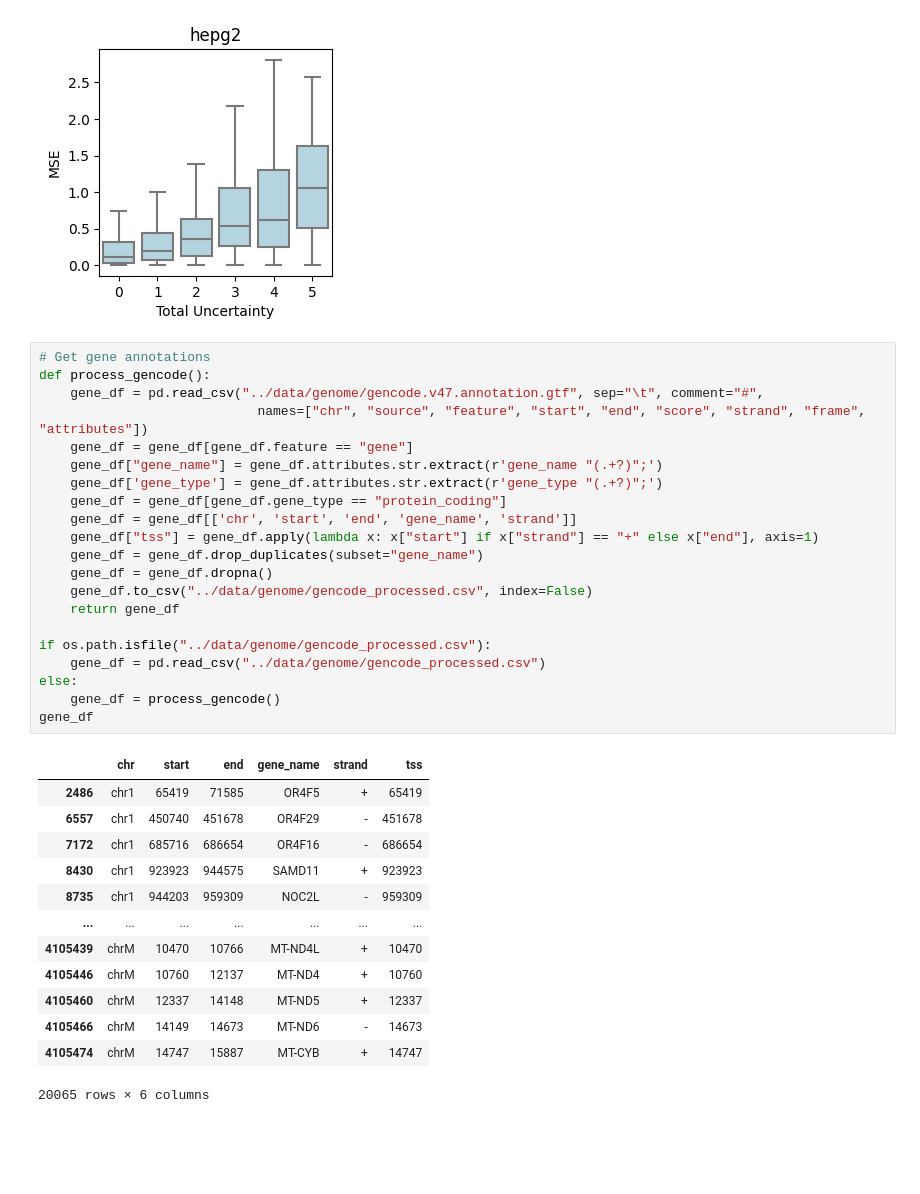
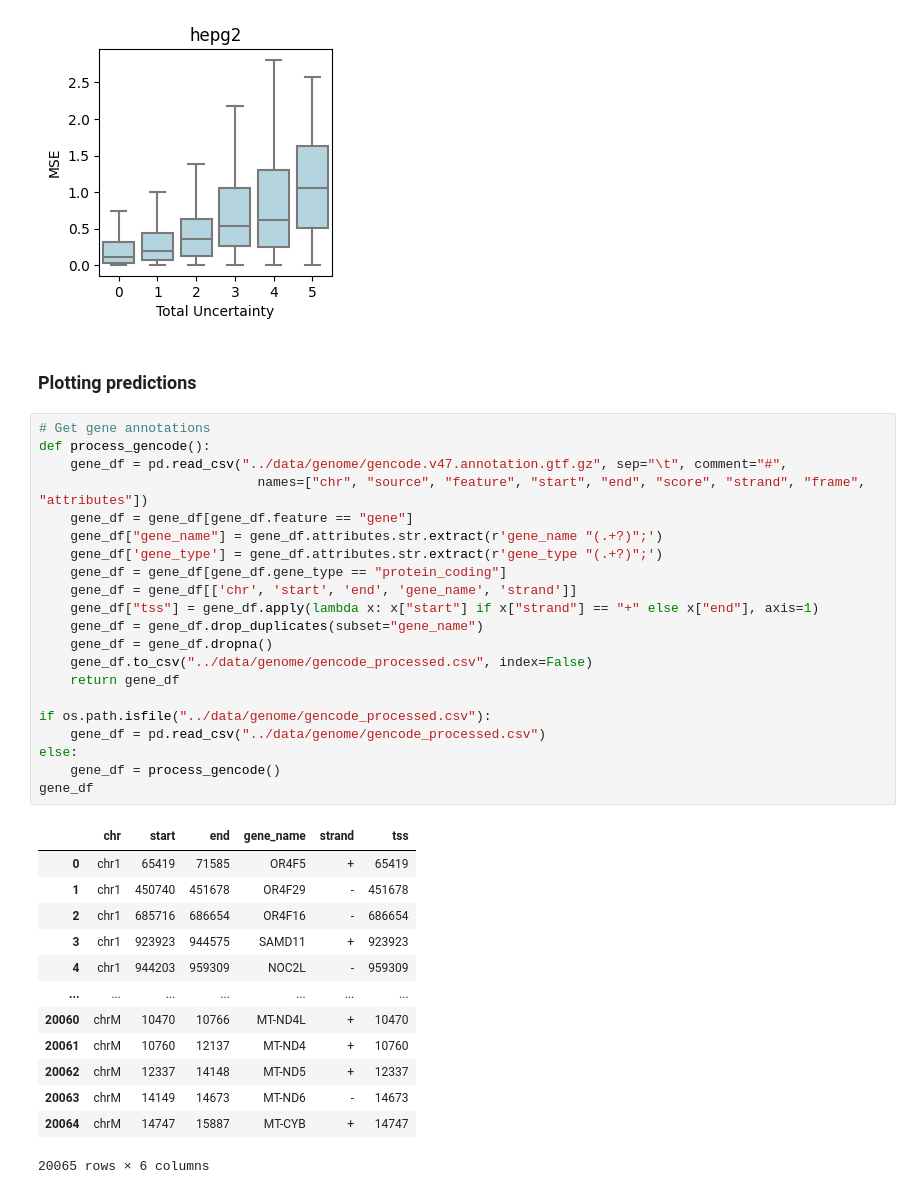
Before and after one commit to BoevaLab/UniversalEPI, a Jupyter notebook: Stage2/plot_scores.ipynb, the cells around one changed output. Cells and saved outputs as stored; diff of their text form; blank space fills up the shorter version.

```diff
--- a/Stage2/plot_scores.ipynb
+++ b/Stage2/plot_scores.ipynb
@@ -267,40 +278,42 @@ plt.title(f"{cell_line}")
 plt.show()
 # %% [output]
 [figure]
+# %% [markdown]
+### Plotting predictions
 # %%
 # Get gene annotations
 def process_gencode():
-    gene_df = pd.read_csv("../data/genome/gencode.v47.annotation.gtf", sep="\t", comment="#",
+    gene_df = pd.read_csv("../data/genome/gencode.v47.annotation.gtf.gz", sep="\t", comment="#",
                             names=["chr", "source", "feature", "start", "end", "score", "strand", "frame", "attributes"])
     gene_df = gene_df[gene_df.feature == "gene"]
     gene_df["gene_name"] = gene_df.attributes.str.extract(r'gene_name "(.+?)";')
     gene_df['gene_type'] = gene_df.attributes.str.extract(r'gene_type "(.+?)";')
     gene_df = gene_df[gene_df.gene_type == "protein_coding"]
     gene_df = gene_df[['chr', 'start', 'end', 'gene_name', 'strand']]
     gene_df["tss"] = gene_df.apply(lambda x: x["start"] if x["strand"] == "+" else x["end"], axis=1)
     gene_df = gene_df.drop_duplicates(subset="gene_name")
     gene_df = gene_df.dropna()
     gene_df.to_csv("../data/genome/gencode_processed.csv", index=False)
     return gene_df
 
 if os.path.isfile("../data/genome/gencode_processed.csv"):
     gene_df = pd.read_csv("../data/genome/gencode_processed.csv")
 else:
     gene_df = process_gencode()
 gene_df
 # %% [output]
 |  | chr | start | end | gene_name | strand | tss |
-| 2486 | chr1 | 65419 | 71585 | OR4F5 | + | 65419 |
-| 6557 | chr1 | 450740 | 451678 | OR4F29 | - | 451678 |
-| 7172 | chr1 | 685716 | 686654 | OR4F16 | - | 686654 |
-| 8430 | chr1 | 923923 | 944575 | SAMD11 | + | 923923 |
-| 8735 | chr1 | 944203 | 959309 | NOC2L | - | 959309 |
+| 0 | chr1 | 65419 | 71585 | OR4F5 | + | 65419 |
+| 1 | chr1 | 450740 | 451678 | OR4F29 | - | 451678 |
+| 2 | chr1 | 685716 | 686654 | OR4F16 | - | 686654 |
+| 3 | chr1 | 923923 | 944575 | SAMD11 | + | 923923 |
+| 4 | chr1 | 944203 | 959309 | NOC2L | - | 959309 |
 | ... | ... | ... | ... | ... | ... | ... |
-| 4105439 | chrM | 10470 | 10766 | MT-ND4L | + | 10470 |
-| 4105446 | chrM | 10760 | 12137 | MT-ND4 | + | 10760 |
-| 4105460 | chrM | 12337 | 14148 | MT-ND5 | + | 12337 |
-| 4105466 | chrM | 14149 | 14673 | MT-ND6 | - | 14673 |
-| 4105474 | chrM | 14747 | 15887 | MT-CYB | + | 14747 |
+| 20060 | chrM | 10470 | 10766 | MT-ND4L | + | 10470 |
+| 20061 | chrM | 10760 | 12137 | MT-ND4 | + | 10760 |
+| 20062 | chrM | 12337 | 14148 | MT-ND5 | + | 12337 |
+| 20063 | chrM | 14149 | 14673 | MT-ND6 | - | 14673 |
+| 20064 | chrM | 14747 | 15887 | MT-CYB | + | 14747 |
 20065 rows × 6 columns
 # %%
 # Plot arcs for a given region
```
Also changed, not shown: parts of 10 cells of this notebook, 5 other files.
